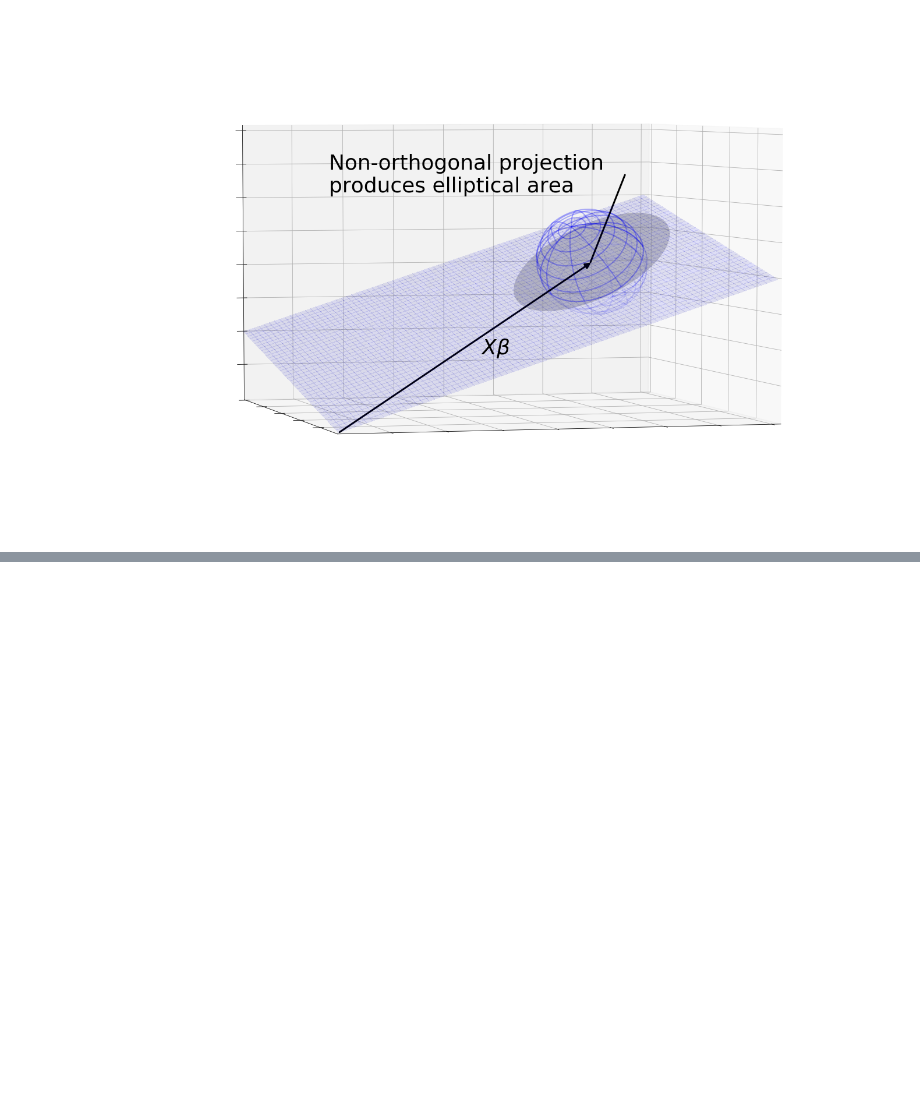
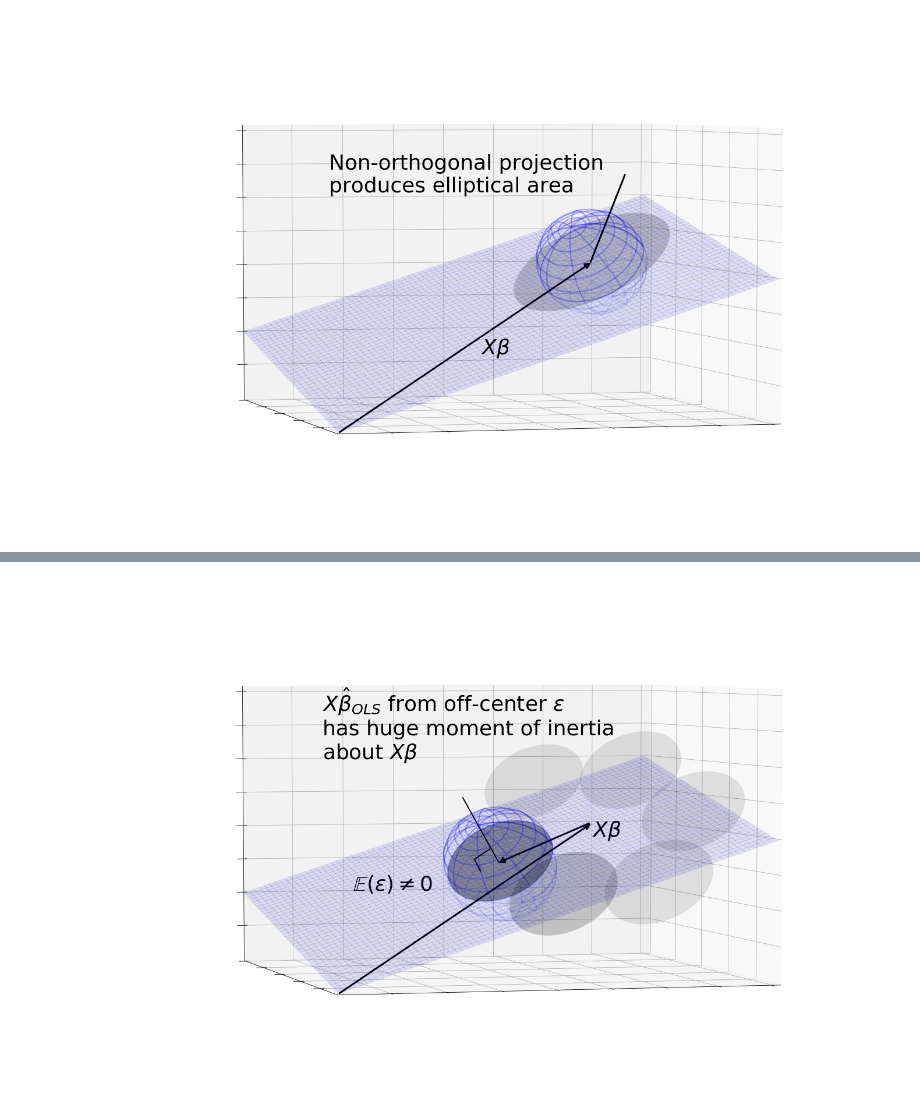
Before and after one commit to zichongkao/socraticregression, a Jupyter notebook: _site/Untitled.ipynb, the cells around one changed output, grey strips where cells are left out. Saved outputs shown, nothing was run; the diff lists cells and outputs as text; code cells hidden in the pictures; blank space fills up the shorter version.

```diff
--- a/_site/Untitled.ipynb
+++ b/_site/Untitled.ipynb
@@ -476,0 +474,85 @@ plt.show()
+# %%
+dd = Draw()
+dd.ax.plot_surface(X, Y, Z, color='b',
+                alpha=0.1, linewidth=0, rstride=1, cstride=1,
+                antialiased=False, zorder=0.5)
+
+a = Arrow3D([0, 15], [0, 6], [0, 21], mutation_scale=20)
+dd.ax.text(15, 6, 19, r"$X\beta$", color='k', size=bigtext)
+dd.ax.add_artist(a)
+
+# u and v are parametric variables.
+# u is an array from 0 to 2*pi, with 16 elements
+u=np.r_[0:2*np.pi:60j]
+v=np.r_[0:0.5*np.pi:60j]
+toprot = np.array([[1,    0, -0.5],
+                   [0,  0.5, -0.5],
+                   [0.2,0.5, 0.5]])
+botrot = np.array([[1,    0,  0.5],
+                   [0,  0.5,  0.5],
+                   [0.2,0.5, -0.5]])
+
+mx= np.outer(np.cos(u), np.sin(v))
+my= np.outer(np.sin(u), np.sin(v))
+mz= np.outer(np.zeros(np.size(u)), np.zeros(np.size(v)))
+mxyz = np.matmul(toprot, np.vstack([mx.reshape(-1), my.reshape(-1), mz.reshape(-1)]))
+sx = 2.5 *   mxyz[0].reshape(60,60)
+sy = 0.8 *   mxyz[1].reshape(60,60)
+sz = 10.5 *  mxyz[2].reshape(60,60)
+dd.ax.plot_surface(10 + sx, 5 + sy, 16 + sz, alpha=0.4, color='k',
+               rstride=7, cstride=10, linewidth=2, zorder=1)
+dd.ax.text(3, 8, 30, r"$X\hat{\beta}_{OLS}$ from off-center $\epsilon$" + "\nhas huge moment of inertia\n"+ r"about $X\beta$",
+           color='k', size=bigtext)
+
+# circles
+dd.ax.plot_surface(11 + sx, 1.5 + sy, 12.5 + sz, alpha=0.2, color='k',
+               rstride=7, cstride=10, linewidth=2, zorder=1)
+
+dd.ax.plot_surface(14.5 + sx, 0 + sy, 14.5 + sz, alpha=0.1, color='k',
+               rstride=7, cstride=10, linewidth=2, zorder=1)
+
+dd.ax.plot_surface(19 + sx, 4.5 + sy, 23 + sz, alpha=0.1, color='k',
+               rstride=7, cstride=10, linewidth=2, zorder=1)
+
+dd.ax.plot_surface(17.5 + sx, 7 + 0.9*sy, 28.5 + sz, alpha=0.1, color='k',
+               rstride=7, cstride=10, linewidth=2, zorder=1)
+
+dd.ax.plot_surface(15 + sx, 11 + 0.9*sy, 26 + sz, alpha=0.1, color='k',
+               rstride=7, cstride=10, linewidth=2, zorder=1)
+
+# sphere
+nx= np.outer(np.cos(u), np.sin(v))
+ny= np.outer(np.sin(u), np.sin(v))
+nz= np.outer(np.ones(np.size(u)), np.cos(v))
+txyz = np.matmul(toprot, np.vstack([nx.reshape(-1), ny.reshape(-1), nz.reshape(-1)]))
+tx = 10 + 2.5 *   txyz[0].reshape(60,60)
+ty =  5 + 0.8 *   txyz[1].reshape(60,60)
+tz = 16 + 10.5 *   txyz[2].reshape(60,60)
+dd.ax.plot_wireframe(tx, ty, tz, alpha=0.3, color='b',
+               rstride=7, cstride=10, linewidth=2, zorder=1)
+
+bxyz = np.matmul(botrot, np.vstack([nx.reshape(-1), ny.reshape(-1), nz.reshape(-1)]))
+bx = 10 + 2.5 *   bxyz[0].reshape(60,60)
+by =  5 + 0.8 *  bxyz[1].reshape(60,60)
+bz = 15 + 10.5 *   bxyz[2].reshape(60,60)
+dd.ax.plot_wireframe(bx, by, bz, alpha=0.1, color='b',
+               rstride=7, cstride=10, linewidth=2, zorder=0)
+
+c = Arrow3D([6.6, 10], [2, 5.1], [26, 15.6], lw=2, arrowstyle='-')
+dd.ax.add_artist(c) # back
+
+c = Arrow3D([8.9, 10.2], [5.3, 6.2], [16.1, 17.4], lw=2, arrowstyle='-')
+dd.ax.add_artist(c) # seat
+
+c = Arrow3D([8.9, 8.7], [5.3, 4.3], [16.3, 14.6], lw=2, arrowstyle='-')
+dd.ax.add_artist(c) # leg
+
+c = Arrow3D([14.9, 9.9], [6, 5.1], [21, 15.6], lw=3, arrowstyle='-|>')
+dd.ax.add_artist(c) # epsilon
+
+dd.ax.text(3, 5, 12, r"$\mathbb{E}(\epsilon) \neq 0$", color='k', size=bigtext)
+
+dd.fig.savefig(fname="img/offcenterols.png", pad_inches=0, bbox_inches='tight')
+plt.show()
+# %% [output]
+[figure, added]
```
Also changed, not shown: parts of 2 cells of this notebook, 7 other files.
